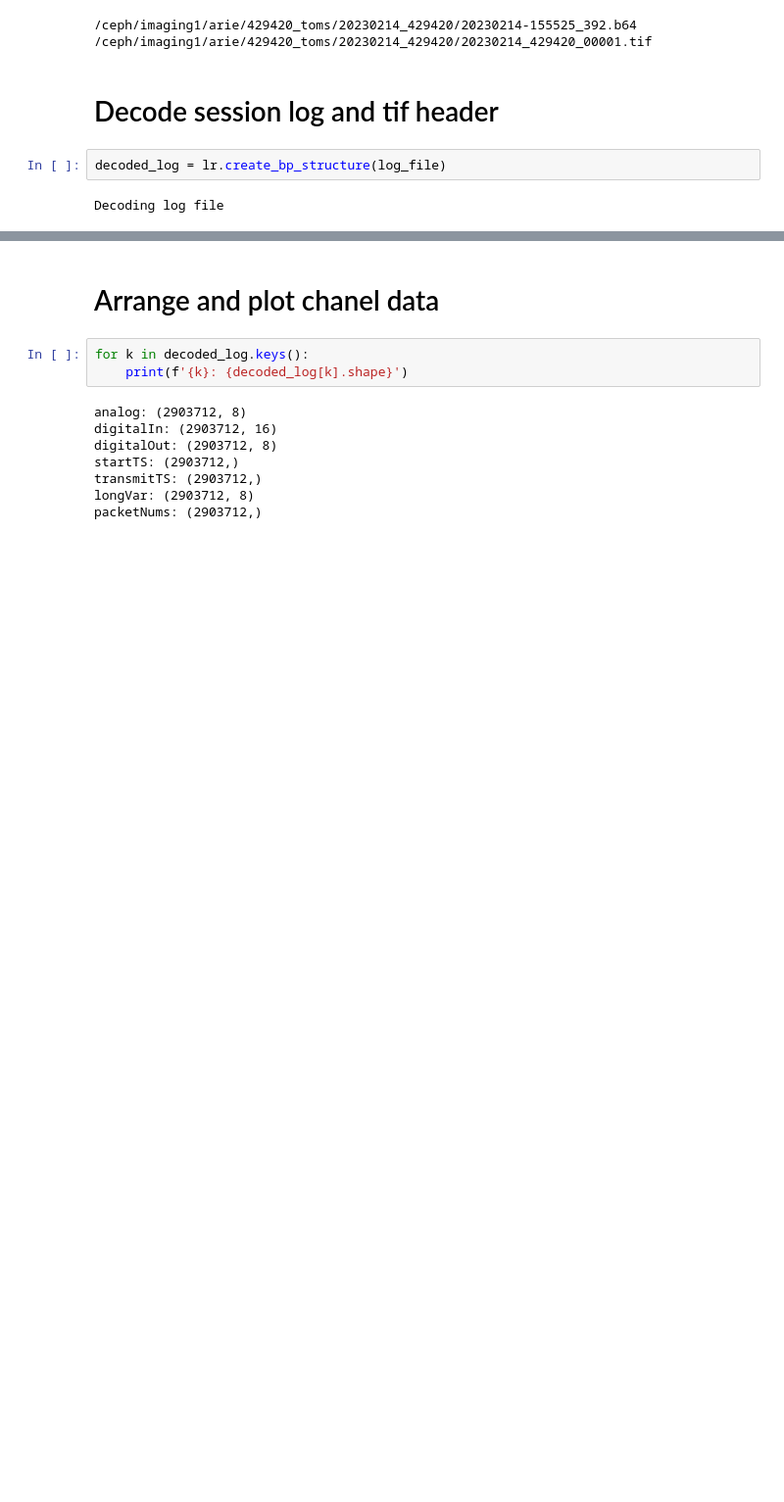
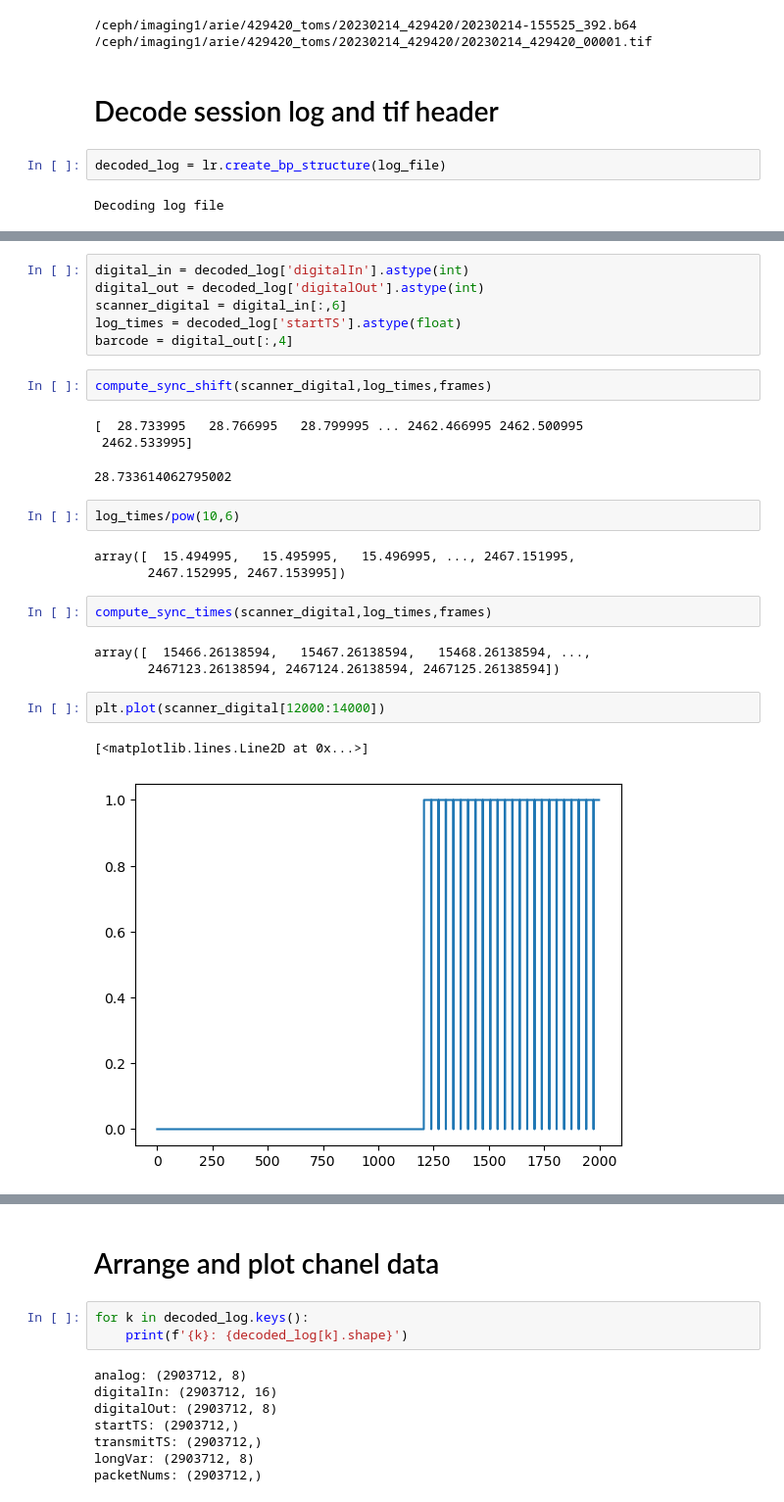
Before and after one commit to NeuroNetMem/pipeline_2p, a Jupyter notebook: logreader/read_session_log.ipynb, the cells around one changed output, grey strips where cells are left out. Shown at 98% size. Drawn from its saved outputs; the diff is of its cells as text; blank space fills up the shorter version.

```diff
--- a/logreader/read_session_log.ipynb
+++ b/logreader/read_session_log.ipynb
@@ -245,0 +67,27 @@ def decode_logfile(logfile):
+# %%
+digital_in = decoded_log['digitalIn'].astype(int)
+digital_out = decoded_log['digitalOut'].astype(int)
+scanner_digital = digital_in[:,6]
+log_times = decoded_log['startTS'].astype(float)
+barcode = digital_out[:,4]
+# %%
+compute_sync_shift(scanner_digital,log_times,frames)
+# %% [output]
+[  28.733995   28.766995   28.799995 ... 2462.466995 2462.500995
+ 2462.533995]
+28.733614062795002
+# %%
+log_times/pow(10,6)
+# %% [output]
+array([  15.494995,   15.495995,   15.496995, ..., 2467.151995,
+       2467.152995, 2467.153995])
+# %%
+compute_sync_times(scanner_digital,log_times,frames)
+# %% [output]
+array([  15466.26138594,   15467.26138594,   15468.26138594, ...,
+       2467123.26138594, 2467124.26138594, 2467125.26138594])
+# %%
+plt.plot(scanner_digital[12000:14000])
+# %% [output]
+[<matplotlib.lines.Line2D at 0x...>]
+[figure, added]
```
Also changed, not shown: parts of 16 cells of this notebook, 3 other files.
